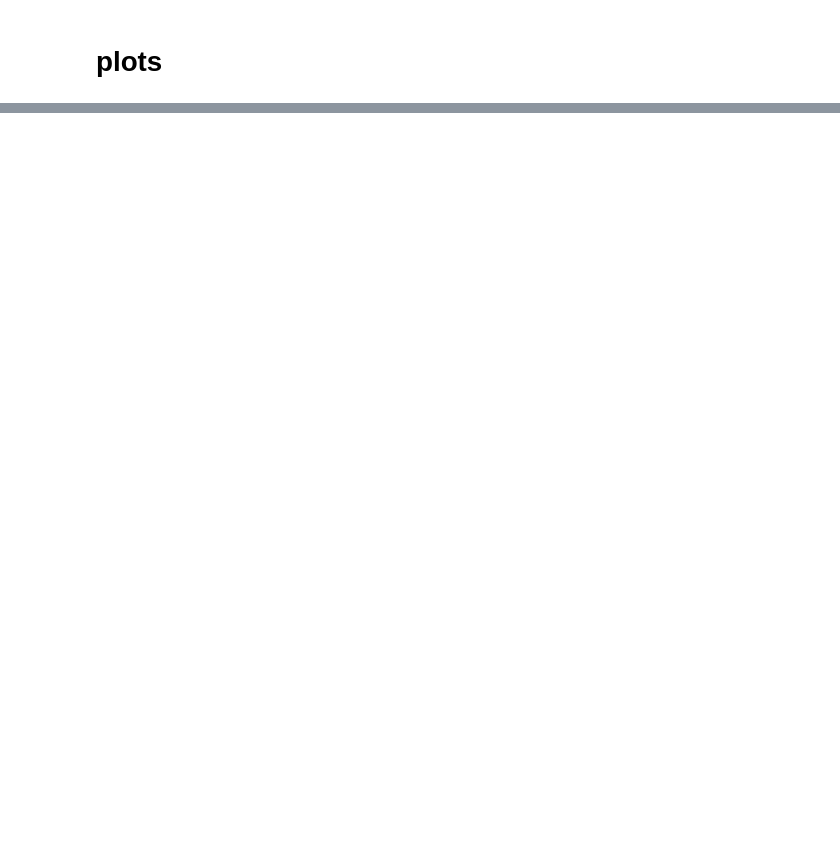
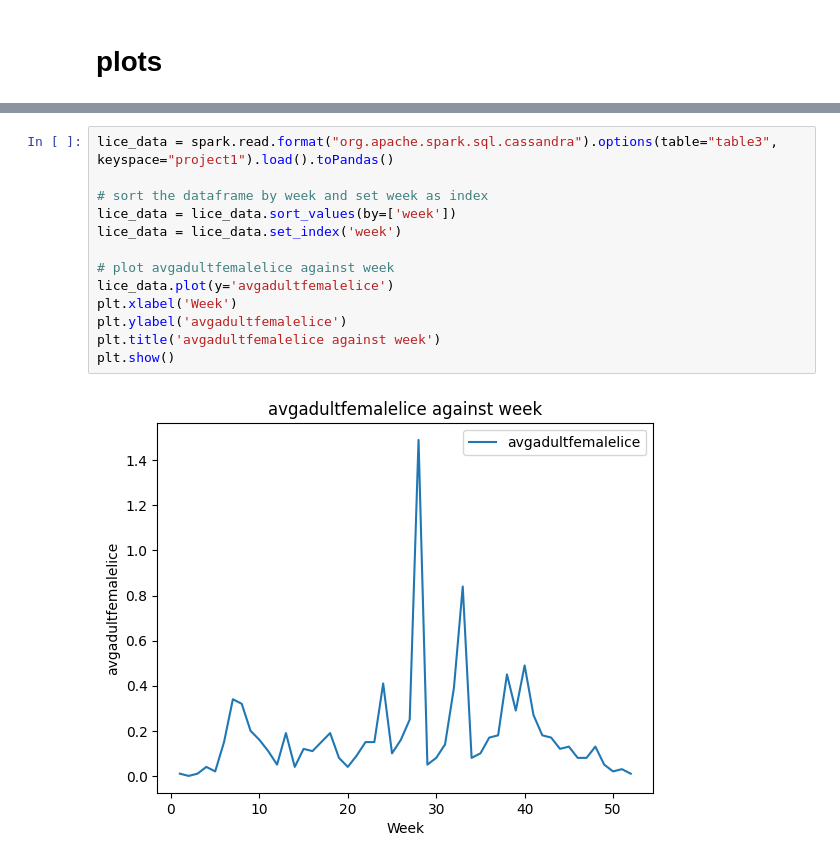
Before and after one commit to Pinglepi/NMBU_schoolprojects, a Jupyter notebook: ind320/project1.ipynb, the cells around one changed output, grey strips where cells are left out. Drawn from its saved outputs; the diff is of its cells as text; blank space fills up the shorter version.

```diff
--- a/ind320/project1.ipynb
+++ b/ind320/project1.ipynb
@@ -301,0 +286,15 @@ spark.stop()
+# %%
+lice_data = spark.read.format("org.apache.spark.sql.cassandra").options(table="table3", keyspace="project1").load().toPandas()
+
+# sort the dataframe by week and set week as index
+lice_data = lice_data.sort_values(by=['week'])
+lice_data = lice_data.set_index('week')
+
+# plot avgadultfemalelice against week
+lice_data.plot(y='avgadultfemalelice')
+plt.xlabel('Week')
+plt.ylabel('avgadultfemalelice')
+plt.title('avgadultfemalelice against week')
+plt.show()
+# %% [output]
+[figure, added]
```
Also changed, not shown: parts of 17 cells of this notebook.
